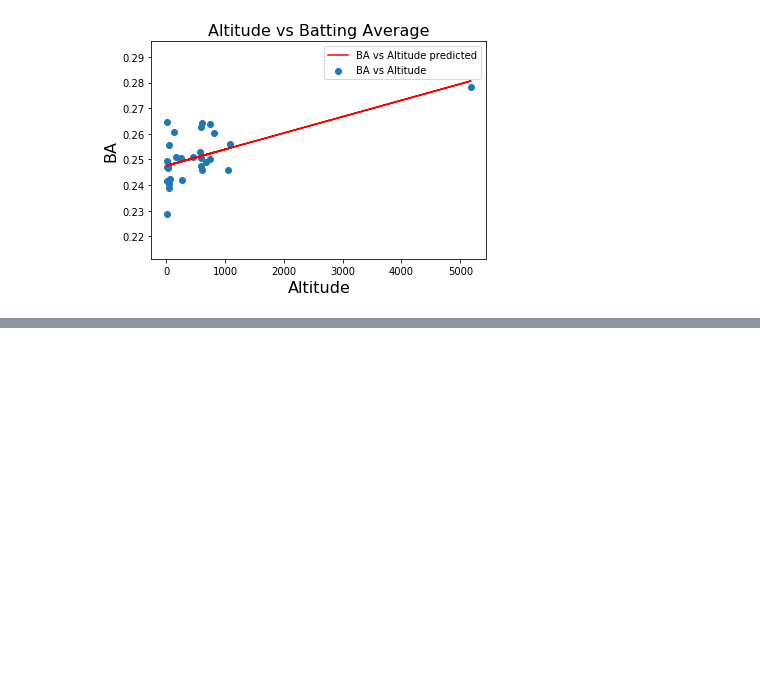
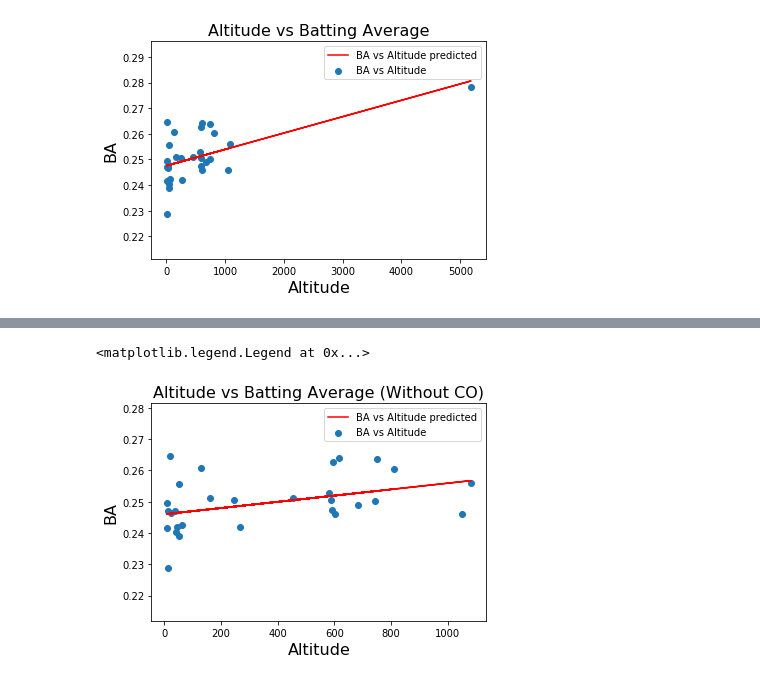
Before and after one commit to SamBusser30/Park_Factor-, a Jupyter notebook: Project_Code/Batting Average.ipynb, the cells around one changed output, grey strips where cells are left out. Cells and saved outputs as stored; diff of their text form; code cells hidden in the pictures; blank space fills up the shorter version.

Commit message:
Testing Correlation without Colorado for BA

```diff
--- a/Project_Code/Batting Average.ipynb
+++ b/Project_Code/Batting Average.ipynb
@@ -411,6 +414,8 @@ plt.legend()
 # %% [output]
 <matplotlib.legend.Legend at 0x...>
 [figure]
+# %%
+BattingAverageWithoutCOL = BattingAverage.drop([9])
 # %%
 BattingAverageWithoutCOL['BA'].corr(BattingAverageWithoutCOL['Altitude'])
 # %% [output]
@@ -417,0 +435,20 @@ BattingAverageWithoutCOL['BA'].corr(BattingAverageWithoutCOL['Altitude'])
+# %%
+#Y = b + mx
+# m = r ( std(y) / std(x))
+# b = mean(y) - m(mean(x))
+m = .00000994
+b = .246
+#def plot_line():
+y = m * BattingAverageWithoutCOL['Altitude'].copy() + b
+x = BattingAverageWithoutCOL['Altitude'].copy()
+fig, ax = plt.subplots()
+scatter = ax.scatter(x,BattingAverageWithoutCOL['BA'].copy(),marker='o',label="BA vs Altitude")
+line = ax.plot(x,y, color='red',label="BA vs Altitude predicted")
+ax.set_xlabel("Altitude", fontsize=16)
+ax.set_ylabel("BA", fontsize=16)
+ax.set_title("Altitude vs Batting Average (Without CO)", fontsize = 16)
+
+plt.legend()
+# %% [output]
+<matplotlib.legend.Legend at 0x...>
+[figure, added]
```
Also changed, not shown: parts of 8 cells of this notebook.
